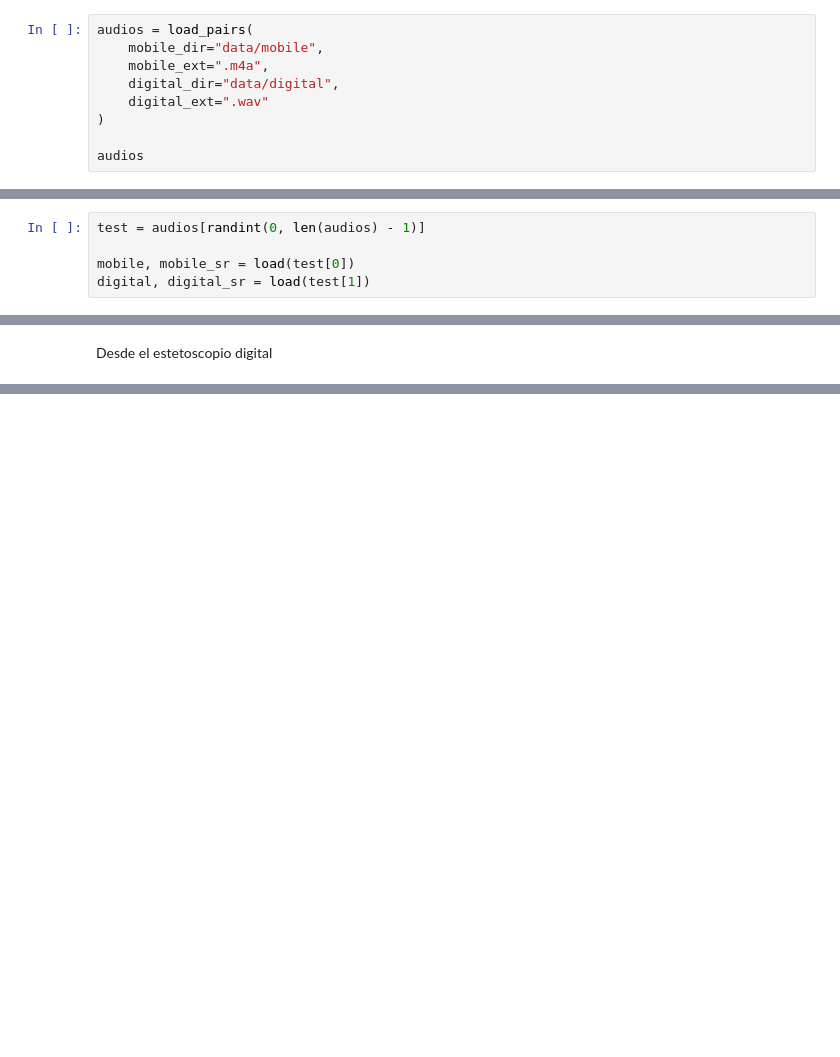
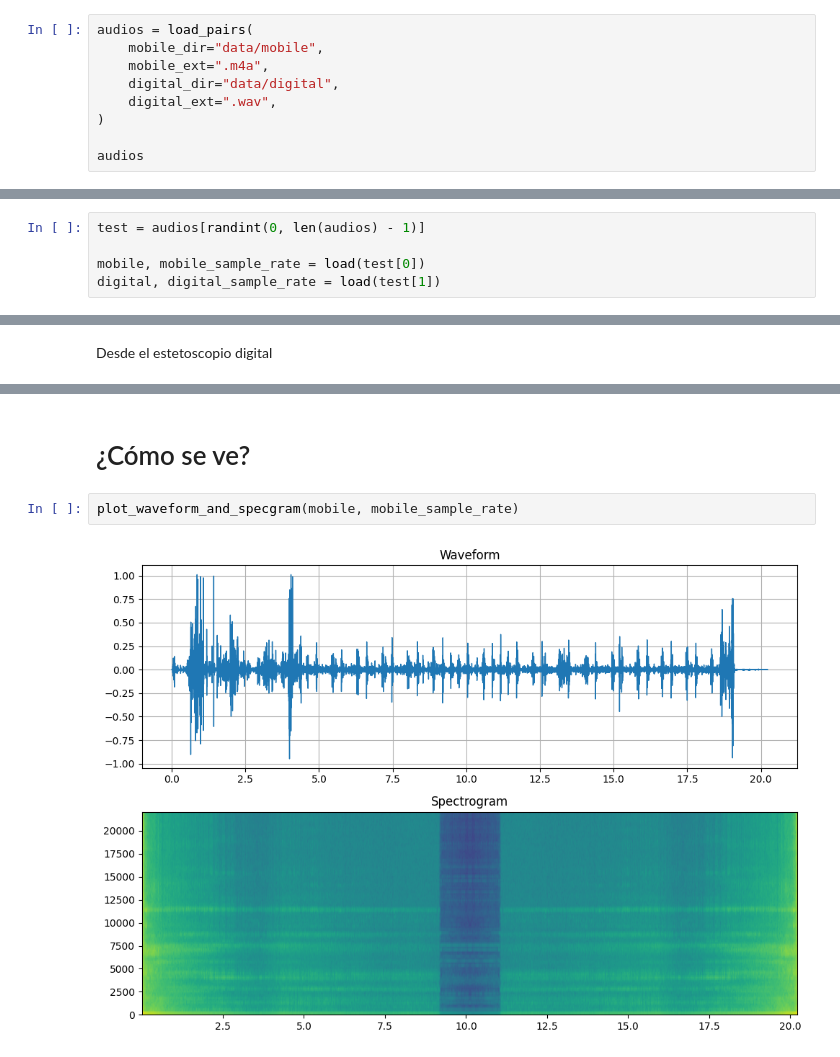
Before and after one commit to Afroefras/coratech, a Jupyter notebook: main.ipynb, the cells around one changed output, grey strips where cells are left out. Drawn from its saved outputs; the diff is of its cells as text; blank space fills up the shorter version.

Commit message:
Update main.ipynb
plot how each mobile and digital sound waveform and spectrogram looks like

```diff
--- a/main.ipynb
+++ b/main.ipynb
@@ -12,7 +13,7 @@ audios = load_pairs(
     mobile_dir="data/mobile",
     mobile_ext=".m4a",
     digital_dir="data/digital",
-    digital_ext=".wav"
+    digital_ext=".wav",
 )
 
 audios
@@ -24,8 +25,8 @@ audios
 # %%
 test = audios[randint(0, len(audios) - 1)]
 
-mobile, mobile_sr = load(test[0])
-digital, digital_sr = load(test[1])
+mobile, mobile_sample_rate = load(test[0])
+digital, digital_sample_rate = load(test[1])
 # %% [markdown]
 Desde el celular
 # %%
@@ -39,2 +40,8 @@ Audio(digital.numpy()[0], rate=digital_sr)
 # %% [output]
 [interactive output not drawn]
+# %% [markdown]
+# ¿Cómo se ve?
+# %%
+plot_waveform_and_specgram(mobile, mobile_sample_rate)
+# %% [output]
+[figure, added]
```
Also changed, not shown: parts of 4 cells of this notebook.
